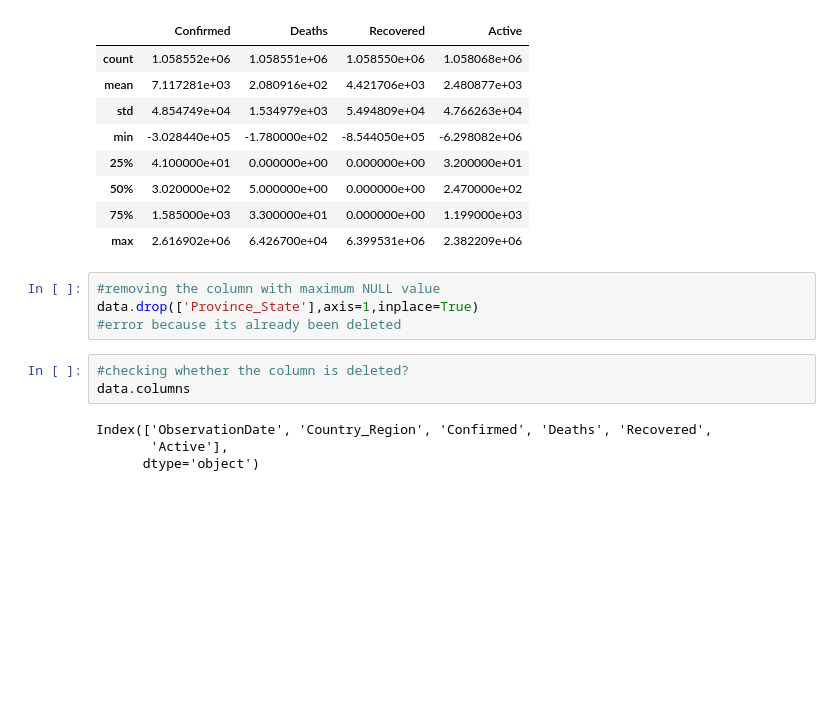
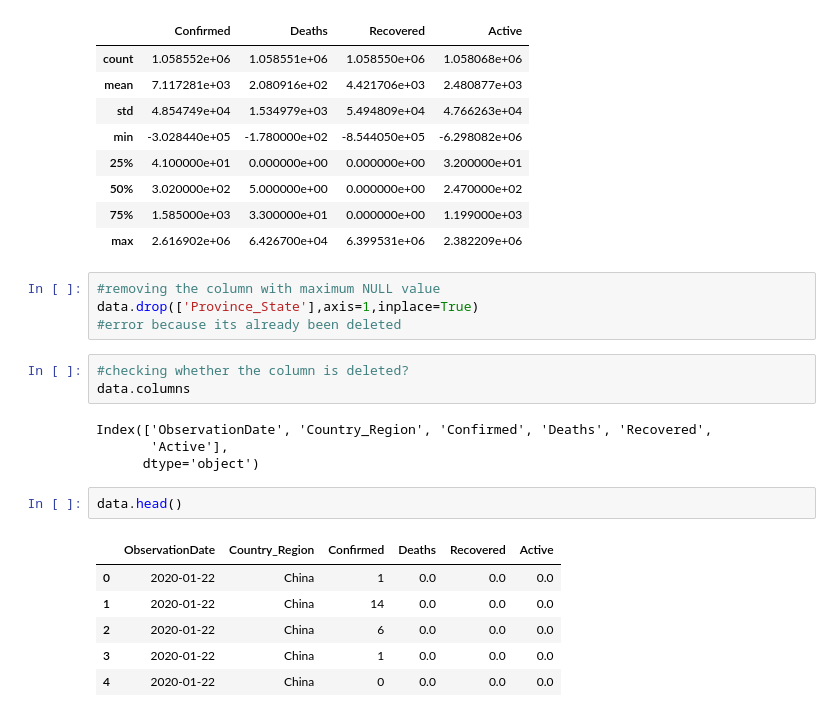
Before and after one commit to AKSHTMISHRA/DATA-VISUALISATIONS, a Jupyter notebook: Worldcovid_analysis.ipynb, the cells around one changed output. Saved outputs shown, nothing was run; the diff lists cells and outputs as text; blank space fills up the shorter version.

```diff
--- a/Worldcovid_analysis.ipynb
+++ b/Worldcovid_analysis.ipynb
@@ -57,3 +58,12 @@ data.columns
 Index(['ObservationDate', 'Country_Region', 'Confirmed', 'Deaths', 'Recovered',
        'Active'],
       dtype='object')
+# %%
+data.head()
+# %% [output]
+|  | ObservationDate | Country_Region | Confirmed | Deaths | Recovered | Active |
+| 0 | 2020-01-22 | China | 1 | 0.0 | 0.0 | 0.0 |
+| 1 | 2020-01-22 | China | 14 | 0.0 | 0.0 | 0.0 |
+| 2 | 2020-01-22 | China | 6 | 0.0 | 0.0 | 0.0 |
+| 3 | 2020-01-22 | China | 1 | 0.0 | 0.0 | 0.0 |
+| 4 | 2020-01-22 | China | 0 | 0.0 | 0.0 | 0.0 |
```
Also changed, not shown: parts of 6 cells of this notebook.
